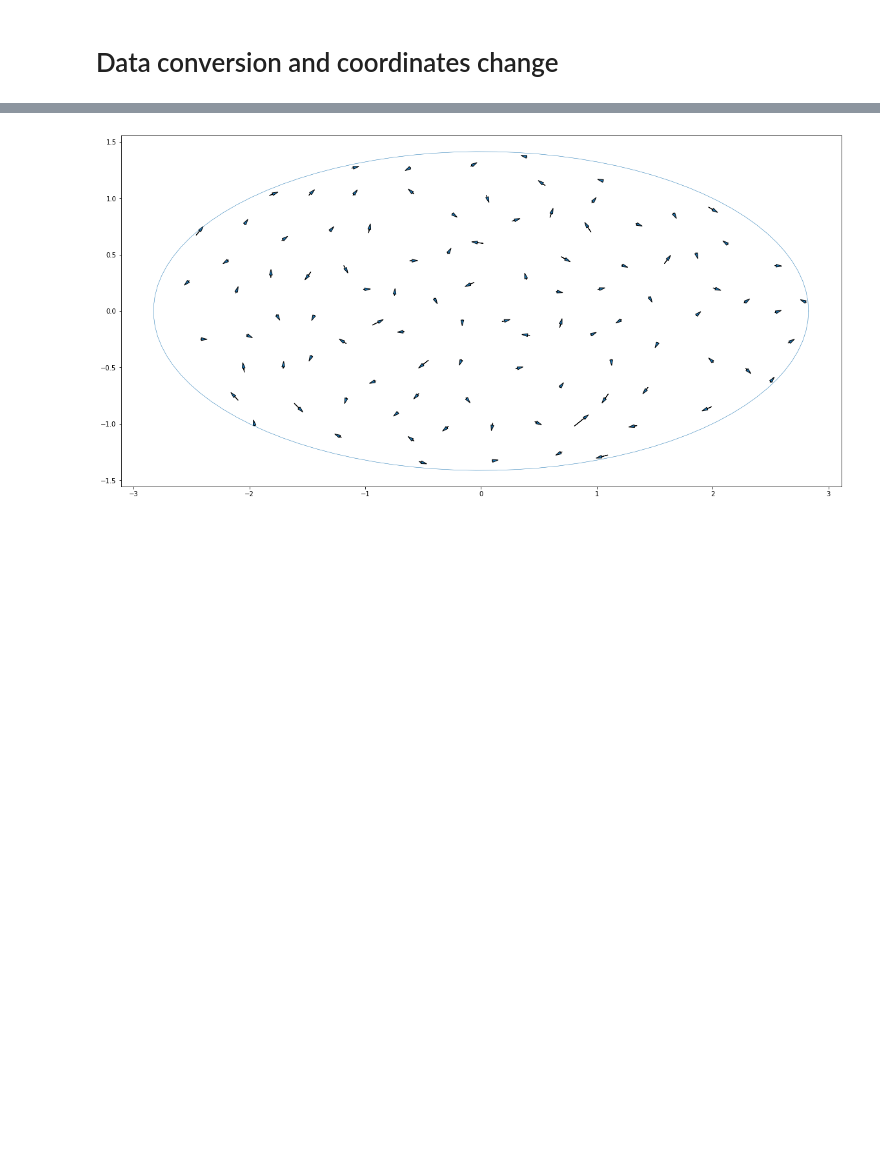
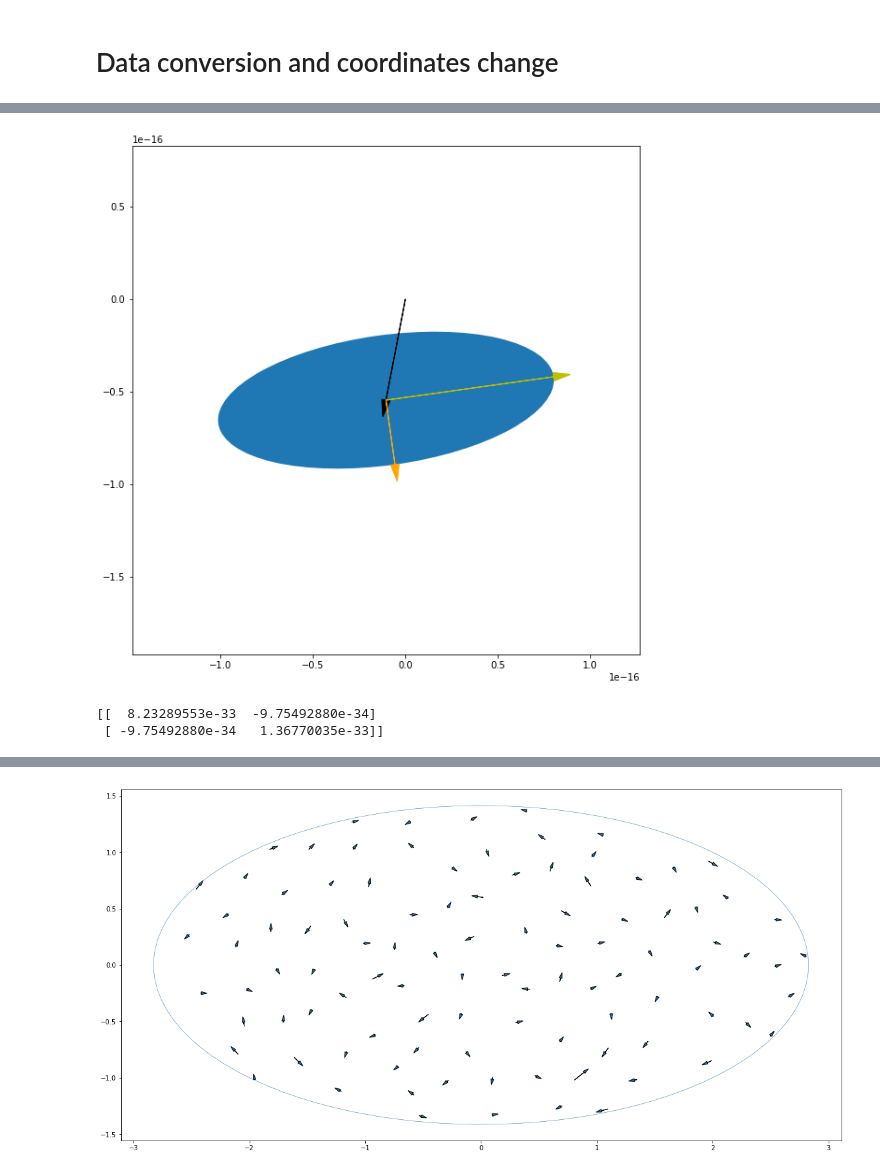
Before and after one commit to deyanmihaylov/QuasarProperMotions, a Jupyter notebook: main.ipynb, the cells around one changed output, grey strips where cells are left out. Saved outputs shown, nothing was run; the diff lists cells and outputs as text; code cells hidden in the pictures; blank space fills up the shorter version.

```diff
--- a/main.ipynb
+++ b/main.ipynb
@@ -28,7 +28,12 @@ def GeographicToMollweide (geographicPoints):
     return MollweidePoints
 
 def geographic_to_Cartesian (points):
-    new_points = numpy.zeros ( ( len(points) , 3 ) , dtype = 'float128')
+    if len ( points.shape ) == 1:
+        nrows = 1
+    else:
+        nrows = points.shape[0]
+
+    new_points = numpy.zeros ( ( len(points) , 3 ))
 
     theta = numpy.pi / 2 - points[... , 1]
     phi = points[... , 0]
@@ -37,7 +42,10 @@ def geographic_to_Cartesian (points):
     new_points[...,1] = numpy.sin ( theta ) * numpy.sin ( phi )
     new_points[...,2] = numpy.cos ( theta )
 
-    return new_points
+    if len ( points.shape ) == 1:
+        return new_points[0]
+    else:
+        return new_points
 
 def tangent_geographic_to_Cartesian (points, dpoints):
     initial_vectors = numpy.array(points, dtype='float128', copy=True, order='K', subok=False, ndmin=0)
@@ -279,3 +383,46 @@ data3.positions = geographic_to_Cartesian (data3.positions)
+# %%
+import matplotlib.pyplot as plt
+from matplotlib.patches import Ellipse
+
+def plot_pm_err_ellipse (pm , pm_err , pm_err_corr):
+    i = 575
+
+    covariance_matrix = numpy.array ( [ [ pm_err[i,0] * pm_err[i,0] , pm_err_corr[i] * pm_err[i,0] * pm_err[i,1] ],
+                                        [ pm_err_corr[i] * pm_err[i,1] * pm_err[i,0] , pm_err[i,1] * pm_err[i,1] ] ] )
+
+    eigenvalues , eigenvectors = numpy.linalg.eig ( covariance_matrix )
+
+    box_size = numpy.max ( [ numpy.sqrt(eigenvalues[0]) , numpy.sqrt(eigenvalues[1]) , numpy.linalg.norm ( pm[i] ) ] )
+
+    plt.figure(figsize=(10,10))
+    plt.axes().set_aspect('equal')
+    ax = plt.gca()
+
+    plt.xlim ( [ pm[i,0] - 1.5 * box_size , pm[i,0] + 1.5 * box_size ] )
+    plt.ylim ( [ pm[i,1] - 1.5 * box_size , pm[i,1] + 1.5 * box_size ] )
+
+    plt.arrow(0 , 0 , pm[i,0] , pm[i,1] , width=box_size * 1e-3 , head_width=box_size * 0.5e-1, head_length=box_size * 1e-1 , color='k')
+
+    plt.arrow(pm[i,0] , pm[i,1] , numpy.sqrt(eigenvalues[0]) * eigenvectors[0,0] , numpy.sqrt(eigenvalues[0]) * eigenvectors[0,1] , width=box_size * 1e-3 , head_width=box_size * 0.5e-1, head_length=box_size * 1e-1 , color='orange')
+
+    plt.arrow(pm[i,0] , pm[i,1] , numpy.sqrt(eigenvalues[1]) * eigenvectors[1,0] , numpy.sqrt(eigenvalues[1]) * eigenvectors[1,1] , width=box_size * 1e-3 , head_width=box_size * 0.5e-1, head_length=box_size * 1e-1 , color='y')
+
+    angle = - numpy.rad2deg ( numpy.arctan2 ( eigenvectors[1,0] , eigenvectors[1,1] ) )
+
+    ell = Ellipse(xy=(pm[i,0] , pm[i,1]), width=2 * numpy.sqrt(eigenvalues[0]), height=2 * numpy.sqrt(eigenvalues[1]), angle = angle)
+
+    ax.add_patch(ell)
+    ax.set_aspect('equal')
+
+    plt.show()
+
+    return covariance_matrix
+
+print (plot_pm_err_ellipse ( data3.proper_motions , data3.proper_motions_err , data3.proper_motions_err_corr ))
+# %% [output]
+[figure, added]
+[[  8.23289553e-33  -9.75492880e-34]
+ [ -9.75492880e-34   1.36770035e-33]]
 # %%
 initial_pos = type3_sample
 final_pos = type3_sample + type3_sample_pm
```
Also changed, not shown: parts of 6 cells of this notebook, 1 other file.
